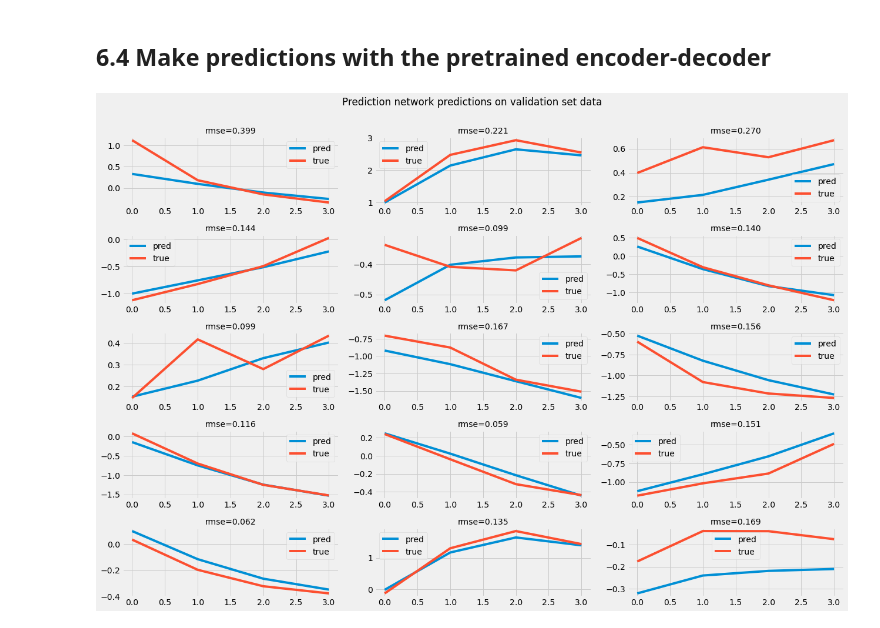
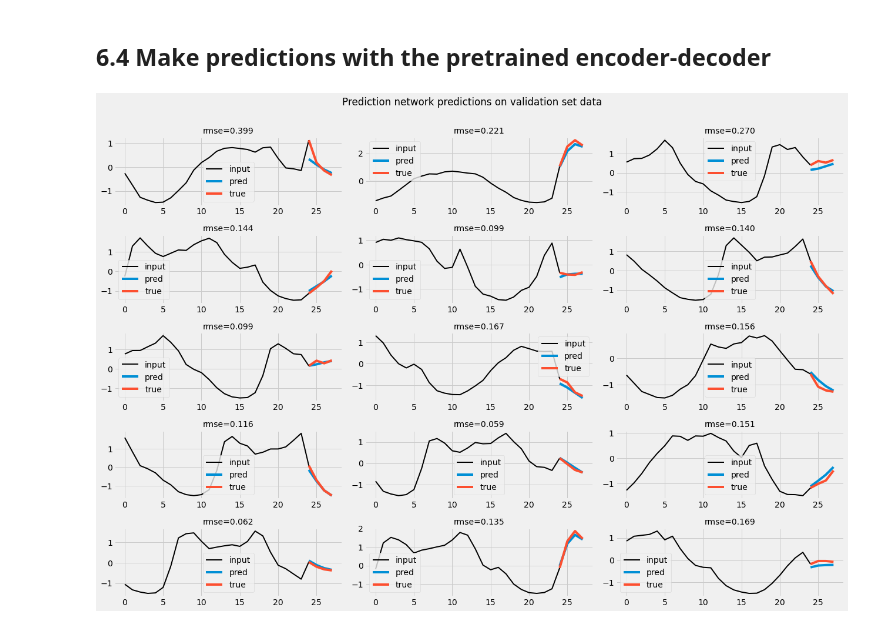
Before and after one commit to aybchan/uber-time-series, a Jupyter notebook: notebooks/06_prediction_network.ipynb, the cells around one changed output. Drawn from its saved outputs; the diff is of its cells as text; code cells hidden in the pictures.

Commit message:
Add input context for prediction plots

```diff
--- a/notebooks/06_prediction_network.ipynb
+++ b/notebooks/06_prediction_network.ipynb
@@ -240,25 +240,26 @@ PyTorch model saved at ../model_artifacts/prediction.pt
 # %%
 dataloaders = data.get_dataloaders(datasets, result['parameters']['batch_size'])
 device = utils.get_device()
 model = result['model'].to(device)
 
 for x,y in dataloaders['valid']:
     break
 
 y_pred = model((x.to(device), y[:,0,1:].to(device))).cpu().detach().numpy()[::30]
 y = y[::30][:,:,0]
-
+x = x[::30][:,:,4]
 n_rows, n_cols = 5,3
 fig,axs = plt.subplots(n_rows, n_cols,figsize=(6*n_cols, 2.5*n_rows))
 for r in range(n_rows):
     for c in range(n_cols):
         i = r*n_rows+c
-        axs[r][c].plot(y_pred[i],label='pred')
-        axs[r][c].plot(y[i,:].numpy(),label='true')
+        axs[r][c].plot(np.arange(25), np.hstack([x[i][-24:], y[i,0]]),label='input', c='k', lw=2)
+        axs[r][c].plot(np.arange(24,28), y_pred[i], label='pred')
+        axs[r][c].plot(np.arange(24,28), y[i,:], label='true')
         axs[r][c].legend()
         rmse = np.sqrt(np.mean((y_pred[i] - y[i,:].numpy())**2))
         axs[r][c].set_title('rmse={0:.3f}'.format(rmse),fontsize=14)
 fig.suptitle('Prediction network predictions on validation set data\n')
 plt.tight_layout()
 # %% [output]
-[figure, old version]
+[figure, new version]
```
